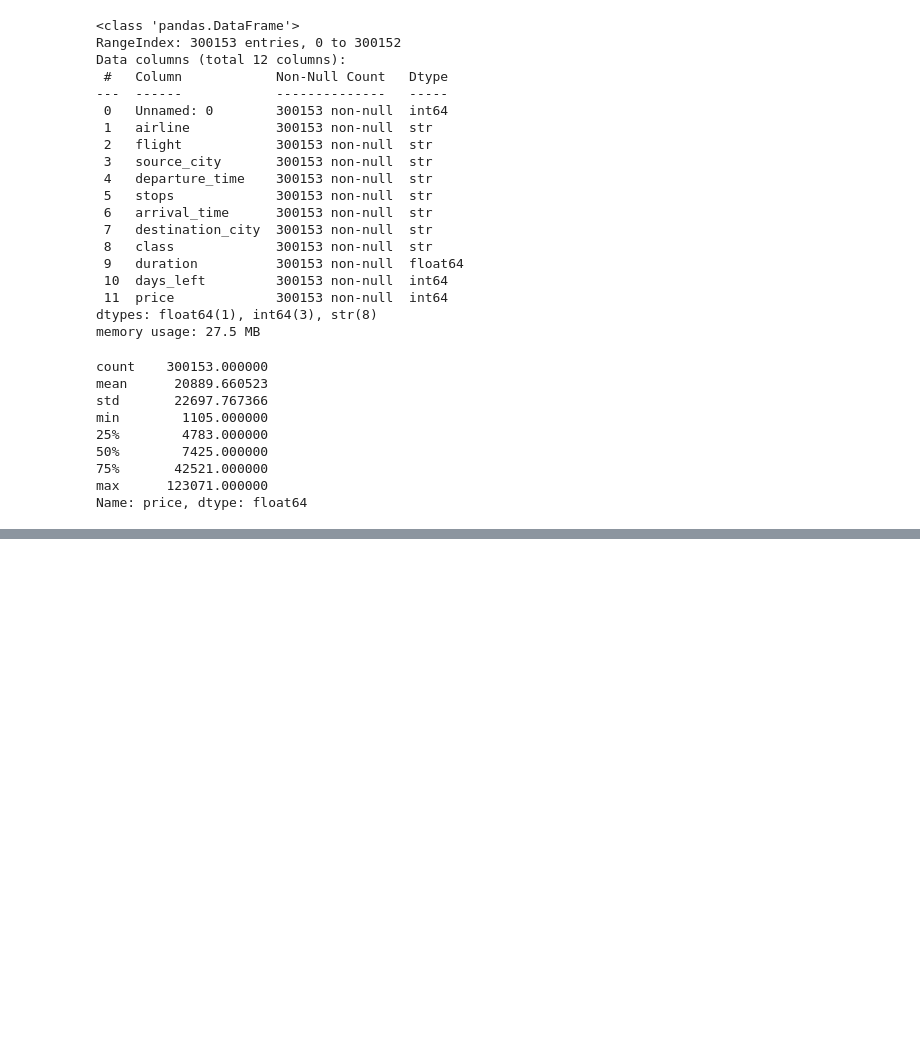
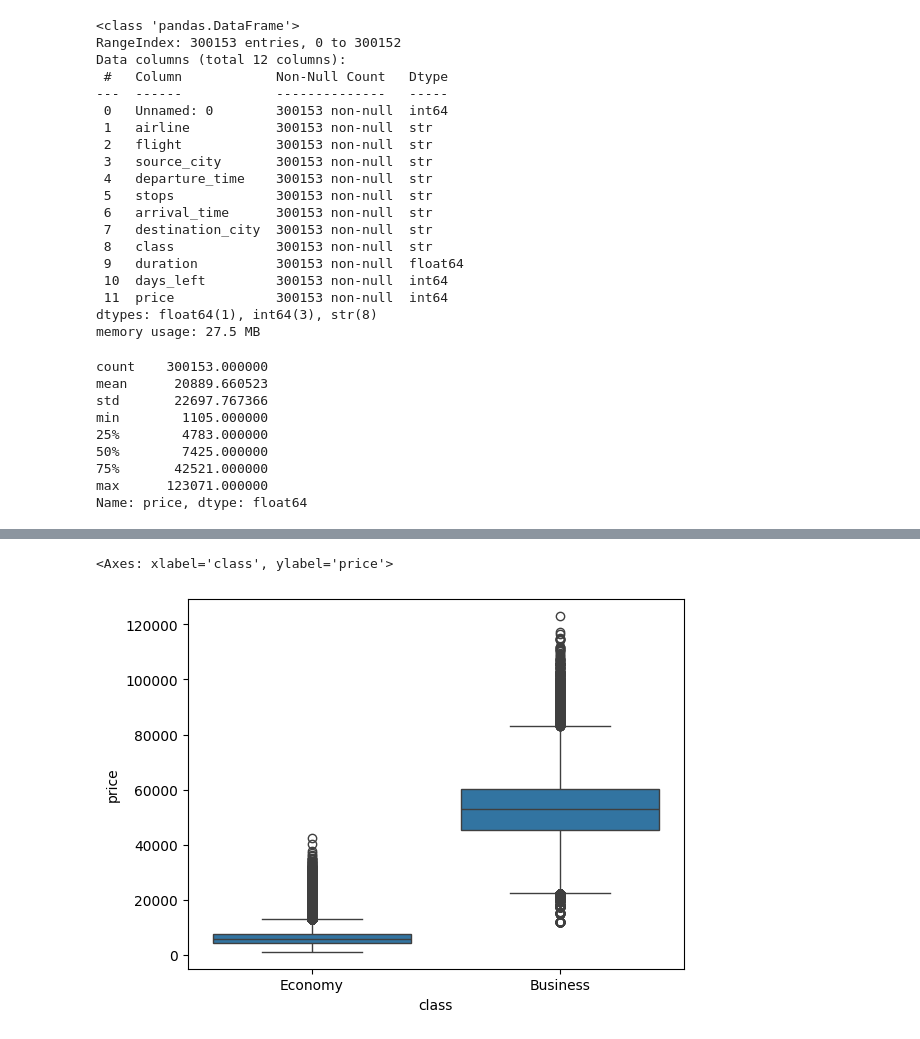
Before and after one commit to Data-Analysis-Hub/Machine-Learning-Flight-ticket-prices-prediction, a Jupyter notebook: tasks.ipynb, the cells around one changed output, grey strips where cells are left out. Saved outputs shown, nothing was run; the diff lists cells and outputs as text; code cells hidden in the pictures; blank space fills up the shorter version.

```diff
--- a/tasks.ipynb
+++ b/tasks.ipynb
@@ -79,0 +96,7 @@ Name: price, dtype: float64
+# %%
+# DISTRIBUTION DES PRIX
+df.groupby('class')['price'].mean()
+sns.boxplot(data = df , x="class", y ="price")
+# %% [output]
+<Axes: xlabel='class', ylabel='price'>
+[figure, added]
```
Also changed, not shown: parts of 5 cells of this notebook.
